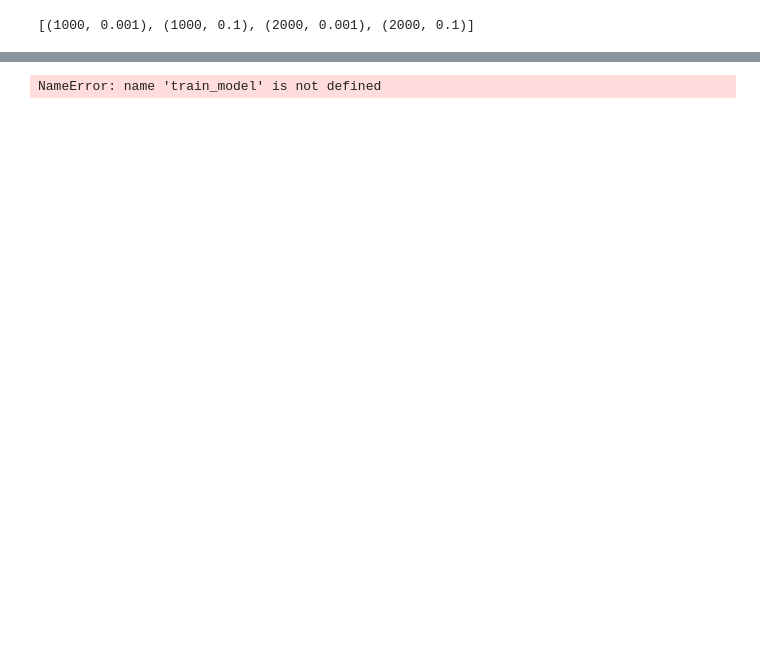
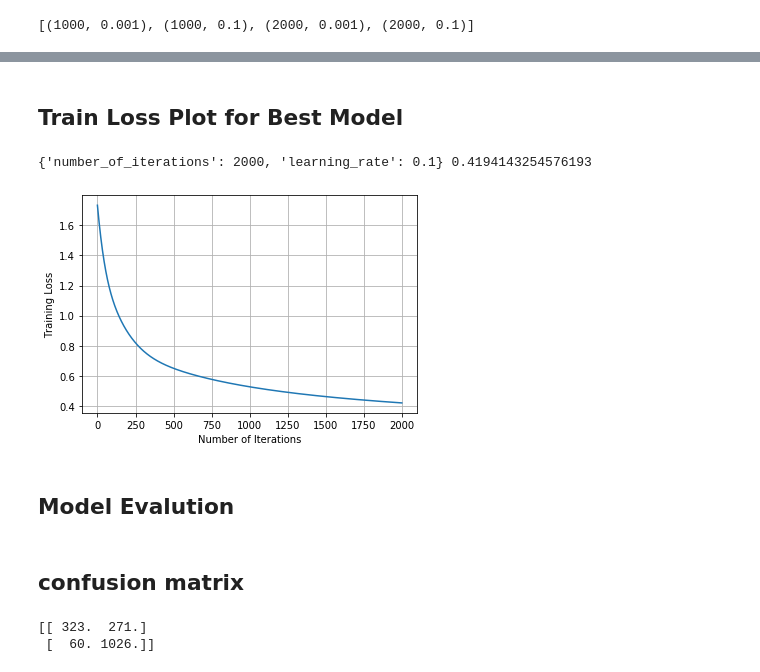
Before and after one commit to rachanakafle/Linear-and-Logistic-Regression, a Jupyter notebook: logistic regression.ipynb, the cells around one changed output, grey strips where cells are left out. Cells and saved outputs as stored; diff of their text form; code cells hidden in the pictures; blank space fills up the shorter version.

```diff
--- a/logistic regression.ipynb
+++ b/logistic regression.ipynb
@@ -117,10 +116,10 @@ def CEL(h,y):
 # %%
 np.random.seed(42)
 
-#hyperparameters
+
 params = {
     'number_of_iterations': 1000,
-    'learning_rate': 0.001
+    'learning_rate': 0.0001
 }
 
 grid_param = {
@@ -161,7 +149,0 @@ def train_model(x_train, y_train, x_val, y_val, params):
-# %%
-p = {
-        'number_of_iterations': 100,
-        'learning_rate': 0.001
-    }
-
-train_model(x_train,y_train,x_val,y_val,p)
@@ -192,9 +158,8 @@ print(grid)
 [(1000, 0.001), (1000, 0.1), (2000, 0.001), (2000, 0.1)]
 # %%
 for g in grid:
-    p = {
-        'number_of_iterations': g[0],
-        'learning_rate': g[1]
+    p={
+        'number_of_iterations':g[0],
+        'learning_rate':g[1]
     }
-
-    train_model(x_train, y_train, x_val, y_val,params)
+    train_model(x_train,y_train,x_val,y_val,p)
@@ -256,19 +170,0 @@ def confuion_matrix(y,h):
-# %%
-# Evaluation
-W,train_error,val_error=train_model(x_train,y_train,x_val,y_val,p)
-z= np.matmul(x_test,W)#z=wx
-h_test = sigmoid(z)
-cm = confuion_matrix(y_test,h_test)
-print(cm)
-tp, fp, tn, fn = perf_measure(y_test,h_test)
-print(tp, fp, tn, fn)
-# p = precision(tp, fp, tn, fn)
-# r = recall(tp, fp, tn, fn)
-# f = f1_score(tp, fp, tn, fn)
-
-print("Precision", p)
-# print("Recall", r)
-print("f1_score", f)
-print("Confusion Matrix", cm)
-# %% [output]
-NameError: name 'train_model' is not defined
@@ -276,0 +171,21 @@ NameError: name 'train_model' is not defined
+# %% [markdown]
+## Train Loss Plot for Best Model
+# %%
+params={
+    'number_of_iterations':2000,
+    'learning_rate':0.1
+}
+final_weights,train_loss=train_model(x_train,y_train,x_val,y_val,params)
+# %% [output]
+{'number_of_iterations': 2000, 'learning_rate': 0.1} 0.4194143254576193
+# %%
+
+plt.plot(train_loss)
+plt.xlabel("Number of Iterations")
+plt.ylabel("Training Loss")
+plt.grid()
+plt.show()
+# %% [output]
+[figure, added]
+# %% [markdown]
+## Model Evalution
@@ -276,0 +205,2 @@ NameError: name 'train_model' is not defined
+# %% [markdown]
+## confusion matrix
@@ -276,0 +214,7 @@ NameError: name 'train_model' is not defined
+# %%
+
+confusion_matrix=get_confusion_matrix(y_test,predictions)
+print(confusion_matrix)
+# %% [output]
+[[ 323.  271.]
+ [  60. 1026.]]
```
Also changed, not shown: parts of 45 cells of this notebook, 1 other file.
